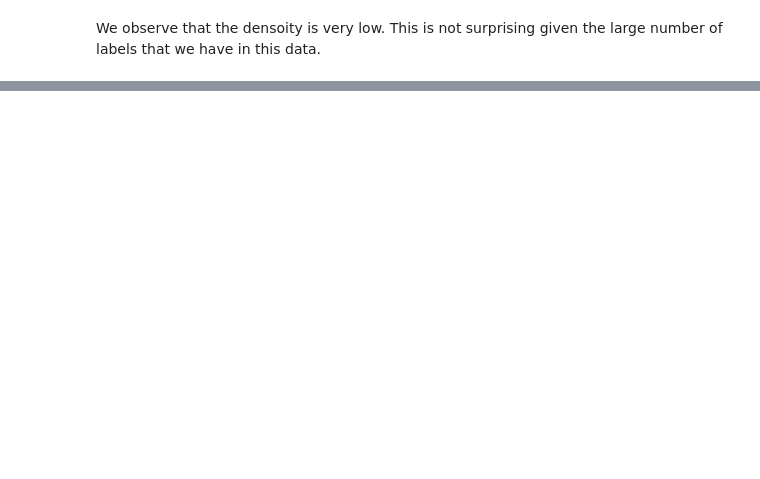
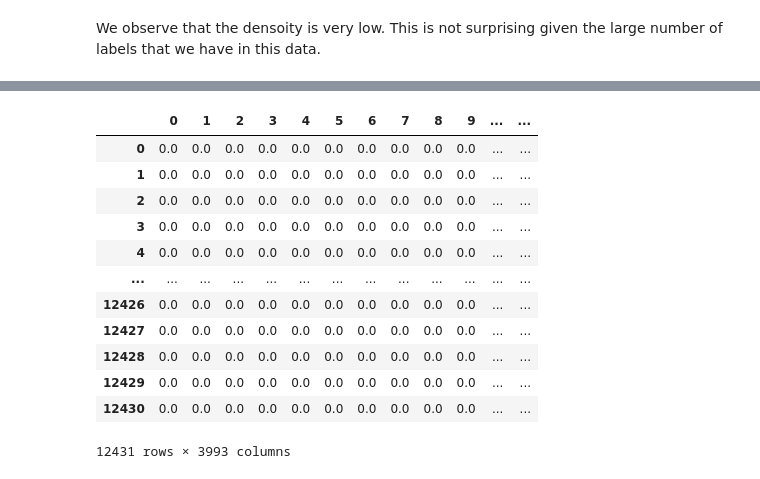
Before and after one commit to Khasijamieson/ML-1003-Project, a Jupyter notebook: parsing_nb.ipynb, the cells around one changed output, grey strips where cells are left out. Cells and saved outputs as stored; diff of their text form; code cells hidden in the pictures; blank space fills up the shorter version.

```diff
--- a/parsing_nb.ipynb
+++ b/parsing_nb.ipynb
@@ -170,0 +152,10 @@ We observe that the densoity is very low. This is not surprising given the large
+# %%
+x_val_s =sparse.lil_matrix((len(x_val), 5000))
+for i in range(len(x_val)):
+    for j in list(x_val[i].keys()):
+        x_val_s[i,j] = x_val[i][j]
+# %%
+for i in y_train:
+    for j in y_train[i]:
+        if j > 3993:
+            print("{0} {1}".format(i, j))
@@ -170,0 +180,5 @@ We observe that the densoity is very low. This is not surprising given the large
+# %%
+for i in y_val:
+    for j in y_val[i]:
+        if j > 3993:
+            print("{0} {1}".format(i, j))
@@ -170,0 +193,24 @@ We observe that the densoity is very low. This is not surprising given the large
+# %%
+y_train_s=sparse.lil_matrix((len(y_train),3993))
+for i in y_train:
+    for j in y_train[i]:
+        if j > 3993:
+            continue
+        else:
+            y_train_s[i,j] = 1
+# %%
+pd.DataFrame.sparse.from_spmatrix(y_train_s)
+# %% [output]
+|  | 0 | 1 | 2 | 3 | 4 | 5 | 6 | 7 | 8 | 9 | ... | ... |
+| 0 | 0.0 | 0.0 | 0.0 | 0.0 | 0.0 | 0.0 | 0.0 | 0.0 | 0.0 | 0.0 | ... | ... |
+| 1 | 0.0 | 0.0 | 0.0 | 0.0 | 0.0 | 0.0 | 0.0 | 0.0 | 0.0 | 0.0 | ... | ... |
+| 2 | 0.0 | 0.0 | 0.0 | 0.0 | 0.0 | 0.0 | 0.0 | 0.0 | 0.0 | 0.0 | ... | ... |
+| 3 | 0.0 | 0.0 | 0.0 | 0.0 | 0.0 | 0.0 | 0.0 | 0.0 | 0.0 | 0.0 | ... | ... |
+| 4 | 0.0 | 0.0 | 0.0 | 0.0 | 0.0 | 0.0 | 0.0 | 0.0 | 0.0 | 0.0 | ... | ... |
+| ... | ... | ... | ... | ... | ... | ... | ... | ... | ... | ... | ... | ... |
+| 12426 | 0.0 | 0.0 | 0.0 | 0.0 | 0.0 | 0.0 | 0.0 | 0.0 | 0.0 | 0.0 | ... | ... |
+| 12427 | 0.0 | 0.0 | 0.0 | 0.0 | 0.0 | 0.0 | 0.0 | 0.0 | 0.0 | 0.0 | ... | ... |
+| 12428 | 0.0 | 0.0 | 0.0 | 0.0 | 0.0 | 0.0 | 0.0 | 0.0 | 0.0 | 0.0 | ... | ... |
+| 12429 | 0.0 | 0.0 | 0.0 | 0.0 | 0.0 | 0.0 | 0.0 | 0.0 | 0.0 | 0.0 | ... | ... |
+| 12430 | 0.0 | 0.0 | 0.0 | 0.0 | 0.0 | 0.0 | 0.0 | 0.0 | 0.0 | 0.0 | ... | ... |
+12431 rows × 3993 columns
```
Also changed, not shown: parts of 35 cells of this notebook.
